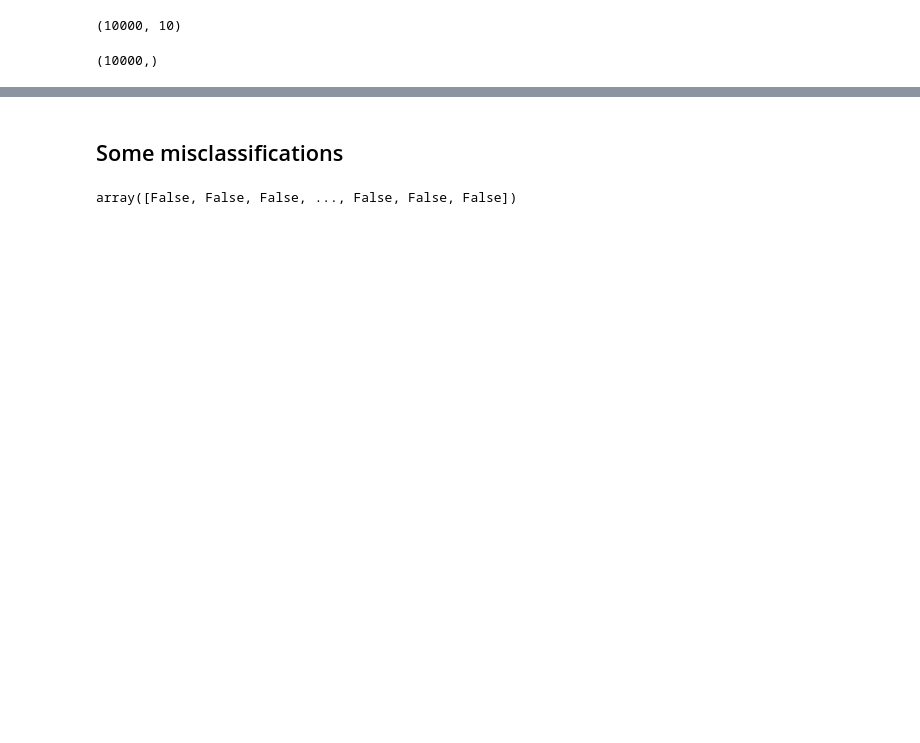
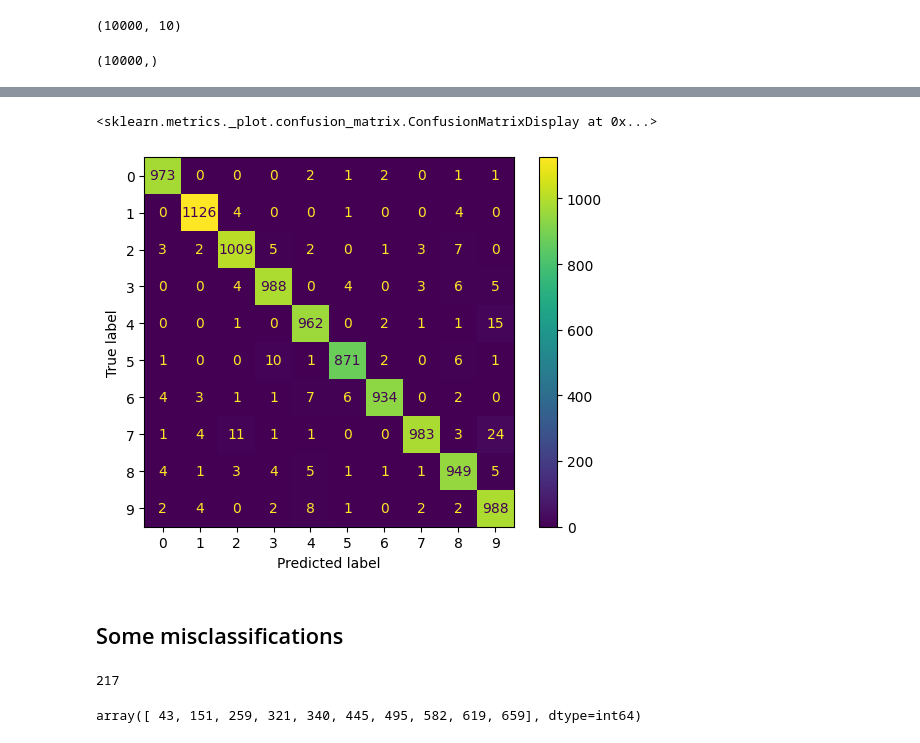
Before and after one commit to BrutalFrost/Artificial_Intelligence_Hampus_Erlandsson_OPA23, a Jupyter notebook: code_alongs/Lec08.ipynb, the cells around one changed output, grey strips where cells are left out. Drawn from its saved outputs; the diff is of its cells as text; code cells hidden in the pictures; blank space fills up the shorter version.

Commit message:
Display images

```diff
--- a/code_alongs/Lec08.ipynb
+++ b/code_alongs/Lec08.ipynb
@@ -345,6 +343,17 @@ cm = confusion_matrix
+# %%
+cm = confusion_matrix(y_test, y_pred)
+ConfusionMatrixDisplay(cm).plot()
+# %% [output]
+<sklearn.metrics._plot.confusion_matrix.ConfusionMatrixDisplay at 0x...>
+[figure, added]
 # %% [markdown]
 ## Some misclassifications
-# %%
-y_pred != y_test
-# %% [output]
-array([False, False, False, ..., False, False, False])
+# %%
+(y_pred != y_test).sum()
+# %% [output]
+217
+# %%
+misclassified_indices = np.where(y_pred != y_test)[0]
+misclassified_indices[:10]
+# %% [output]
+array([ 43, 151, 259, 321, 340, 445, 495, 582, 619, 659], dtype=int64)
```
Also changed, not shown: parts of 15 cells of this notebook.
